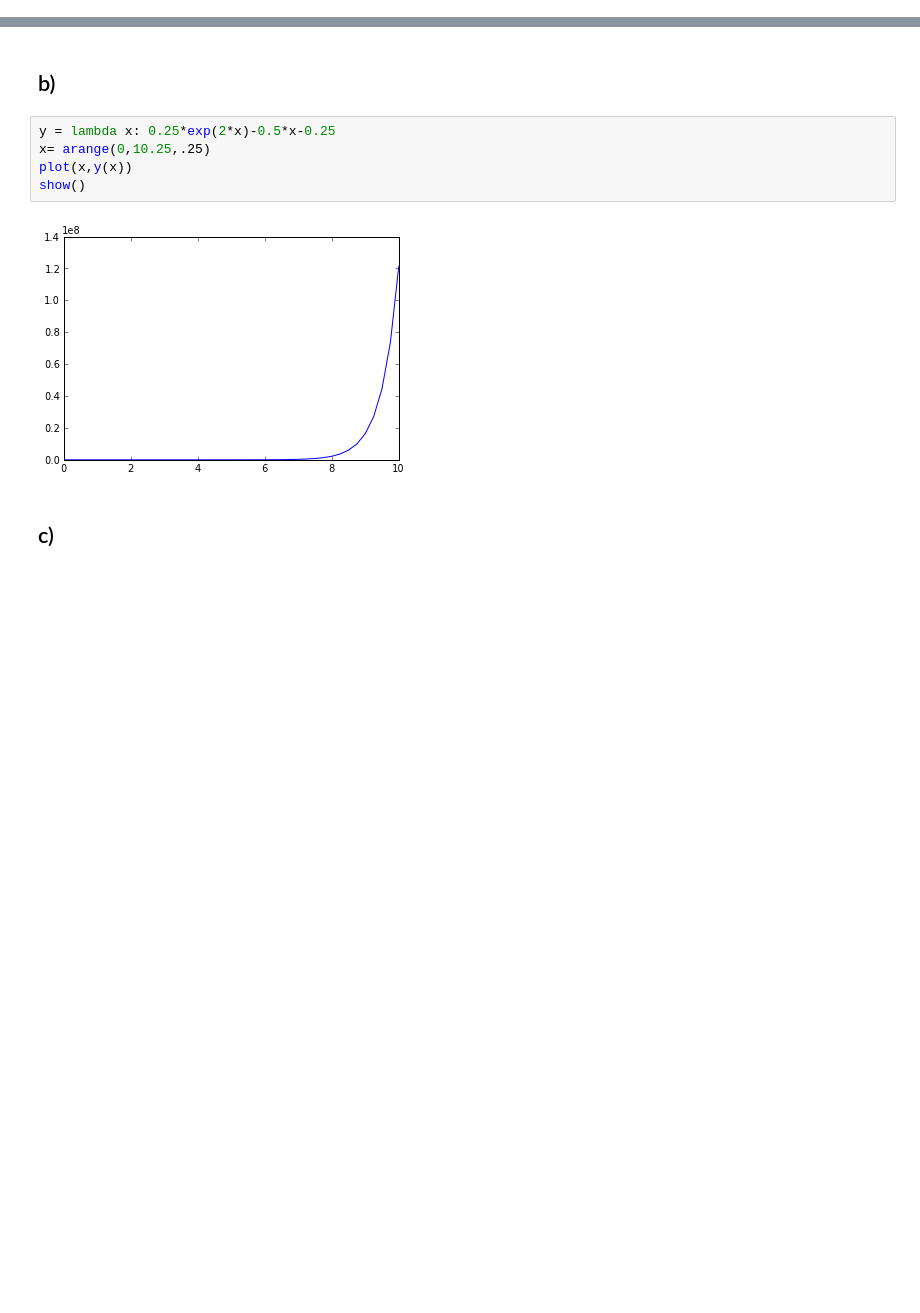
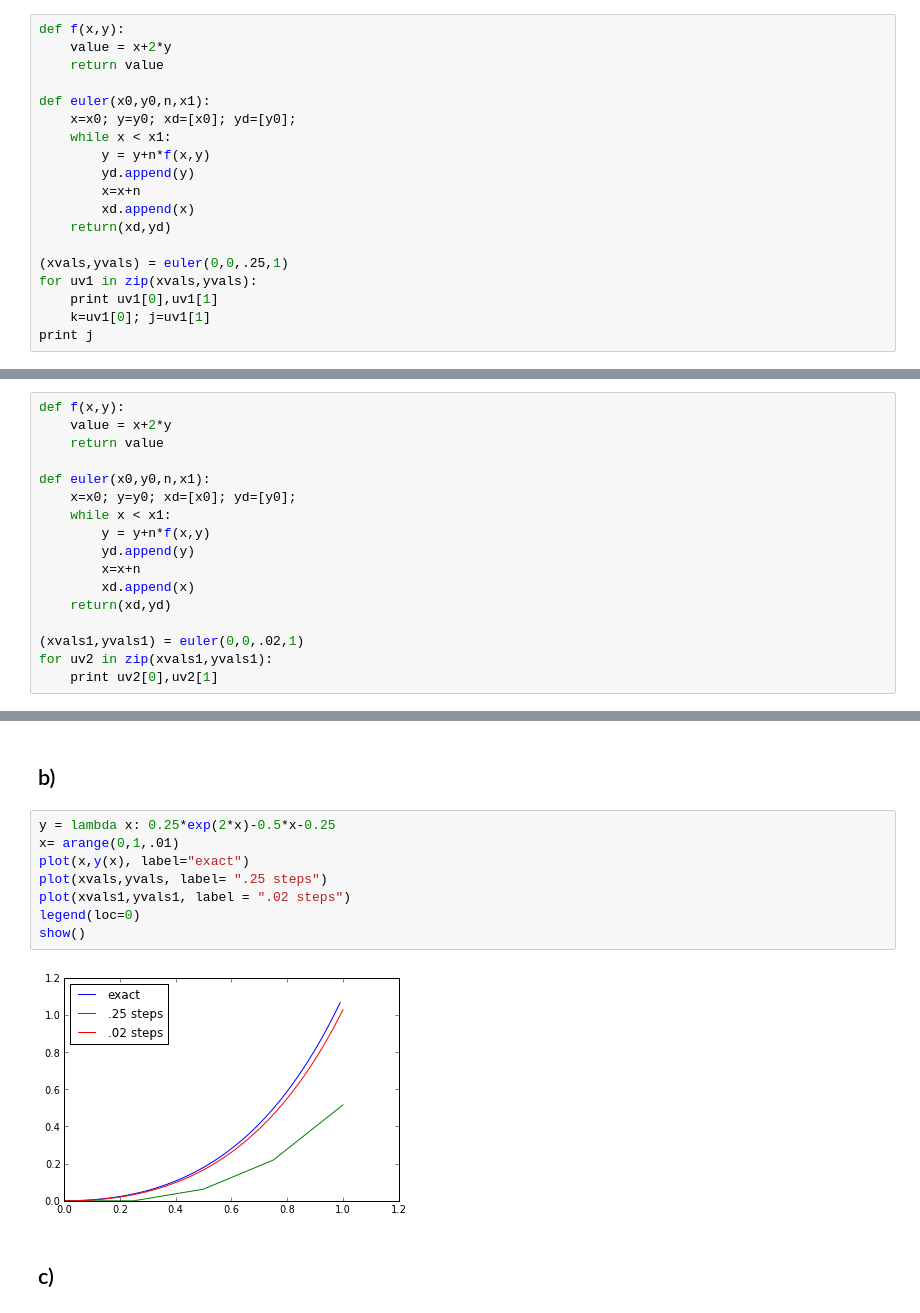
Before and after one commit to advice/PHYS-202-S13, a Jupyter notebook: Week7/Euler's Method.ipynb, the cells around one changed output, grey strips where cells are left out. Drawn from its saved outputs; the diff is of its cells as text; blank space fills up the shorter version.

Commit message:
Eulers method

```diff
--- a/Week7/Euler's Method.ipynb
+++ b/Week7/Euler's Method.ipynb
@@ -14,0 +40,19 @@ NameError: name 'y' is not defined
+# %%
+def f(x,y):
+    value = x+2*y
+    return value
+
+def euler(x0,y0,n,x1):
+    x=x0; y=y0; xd=[x0]; yd=[y0];
+    while x < x1:
+        y = y+n*f(x,y)
+        yd.append(y)
+        x=x+n
+        xd.append(x)
+    return(xd,yd)
+
+(xvals,yvals) = euler(0,0,.25,1)
+for uv1 in zip(xvals,yvals):
+    print uv1[0],uv1[1]
+    k=uv1[0]; j=uv1[1]
+print j
@@ -14,0 +66,17 @@ NameError: name 'y' is not defined
+# %%
+def f(x,y):
+    value = x+2*y
+    return value
+
+def euler(x0,y0,n,x1):
+    x=x0; y=y0; xd=[x0]; yd=[y0];
+    while x < x1:
+        y = y+n*f(x,y)
+        yd.append(y)
+        x=x+n
+        xd.append(x)
+    return(xd,yd)
+
+(xvals1,yvals1) = euler(0,0,.02,1)
+for uv2 in zip(xvals1,yvals1):
+    print uv2[0],uv2[1]
@@ -17,11 +103,14 @@ b)
 -
 # %%
 y = lambda x: 0.25*exp(2*x)-0.5*x-0.25
-x= arange(0,10.25,.25)
-plot(x,y(x))
+x= arange(0,1,.01)
+plot(x,y(x), label="exact")
+plot(xvals,yvals, label= ".25 steps")
+plot(xvals1,yvals1, label = ".02 steps")
+legend(loc=0)
 show()
 # %% [output]
-[figure, old version]
+[figure, new version]
 # %% [markdown]
 c)
 -
```
Also changed, not shown: parts of 15 cells of this notebook.
